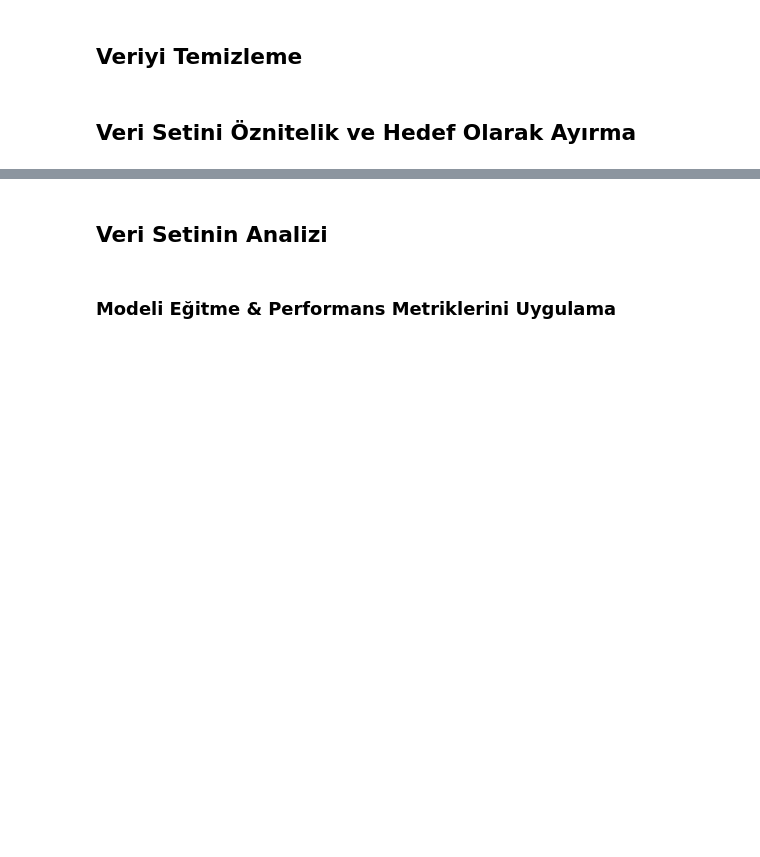
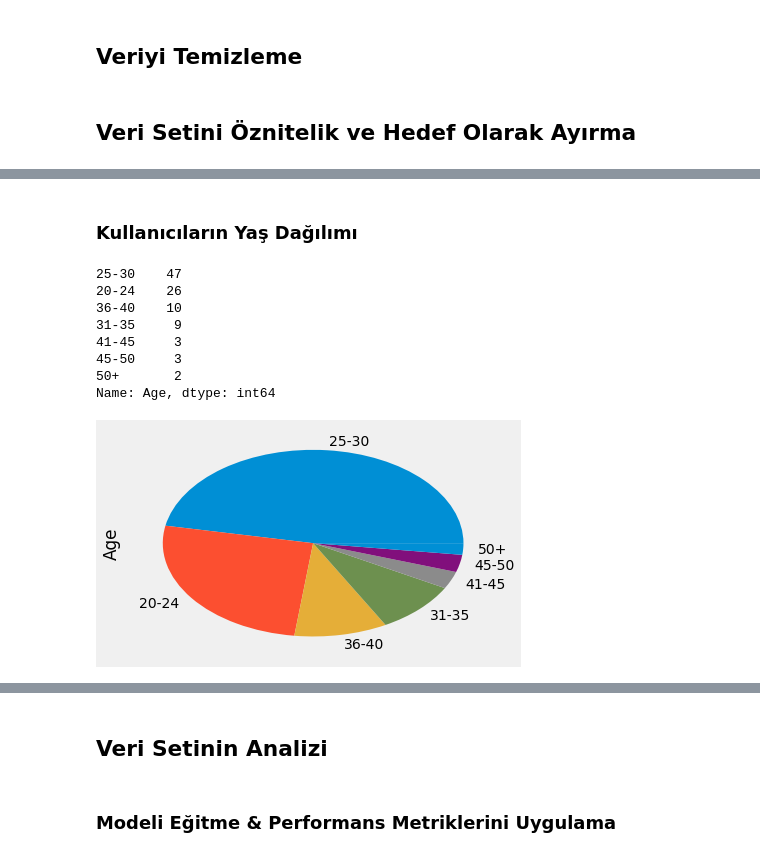
Before and after one commit to suleSyl/Tahminleme, a Jupyter notebook: Tahminleme.ipynb, the cells around one changed output, grey strips where cells are left out. Cells and saved outputs as stored; diff of their text form; code cells hidden in the pictures; blank space fills up the shorter version.

```diff
--- a/Tahminleme.ipynb
+++ b/Tahminleme.ipynb
@@ -57,0 +93,15 @@ y = dataset2.iloc[:, -1].values
+# %% [markdown]
+### Kullanıcıların Yaş Dağılımı
+# %%
+dataset.Age.value_counts().plot(kind ='pie')
+print(dataset.Age.value_counts())
+# %% [output]
+25-30    47
+20-24    26
+36-40    10
+31-35     9
+41-45     3
+45-50     3
+50+       2
+Name: Age, dtype: int64
+[figure, added]
```
Also changed, not shown: parts of 11 cells of this notebook.
